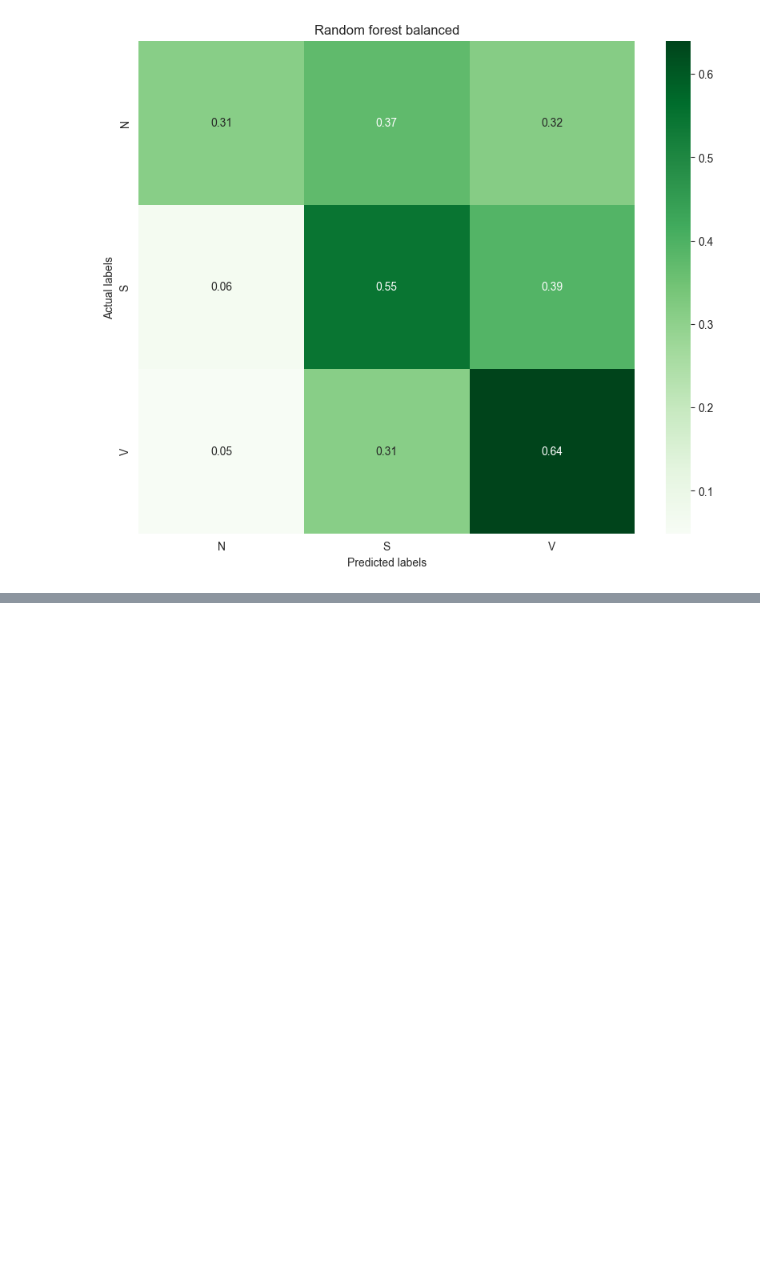
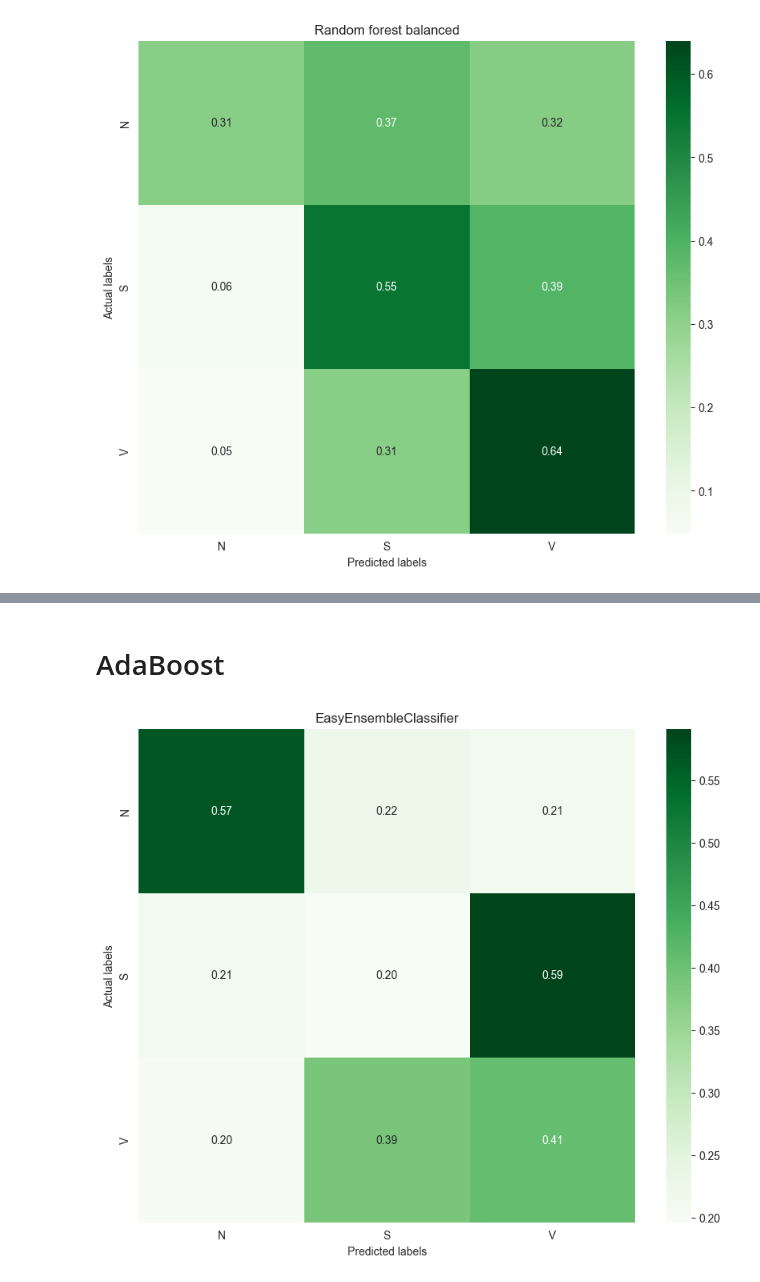
Before and after one commit to eleonora11sala/AI-project, a Jupyter notebook: ExperimentalModel.ipynb, the cells around one changed output, grey strips where cells are left out. Cells and saved outputs as stored; diff of their text form; code cells hidden in the pictures; blank space fills up the shorter version.

```diff
--- a/ExperimentalModel.ipynb
+++ b/ExperimentalModel.ipynb
@@ -460,6 +329,6 @@ print(class_weights)
 # %%
 from imblearn.ensemble import BalancedRandomForestClassifier
-randomForestModel = BalancedRandomForestClassifier(n_estimators= 100,
+BalancedRandomForestModel = BalancedRandomForestClassifier(n_estimators= 100,
                                                    criterion= 'gini',
                                                    max_depth= 20,
                                                    min_samples_split= 30,
@@ -474,9 +343,9 @@ randomForestModel = BalancedRandomForestClassifier(n_estimators= 100,
 
                                                    bootstrap=True
                                                    )
-randomForestModel.fit(X_train,
+BalancedRandomForestModel.fit(X_train,
               y_train)
-y_pred = randomForestModel.predict(X_test)
+y_pred = BalancedRandomForestModel.predict(X_test)
 one_hot_encoded_pred = pd.get_dummies(y_pred, columns=['0'])
 
 model_evaluation(one_hot_encoded_pred, "Random forest balanced")
@@ -554,0 +354,21 @@ model_evaluation(one_hot_encoded_pred, "Random forest smote")
+# %% [markdown]
+# AdaBoost
+# %%
+
+from imblearn.ensemble import EasyEnsembleClassifier
+
+modelEasyEns = EasyEnsembleClassifier(n_estimators=100,
+                                      n_jobs=-1,
+                                      random_state=42,
+                                      sampling_strategy='majority',
+                                      estimator=None
+                                      )
+modelEasyEns.fit(X_train,
+                 y_train)
+
+y_predEasyEns = modelEasyEns.predict(X_test)
+one_hot_encoded_pred_ens = pd.get_dummies(y_predEasyEns, columns=['0'])
+
+model_evaluation(one_hot_encoded_pred_ens, "EasyEnsembleClassifier")
+# %% [output]
+[figure, added]
```
Also changed, not shown: parts of 24 cells of this notebook.
